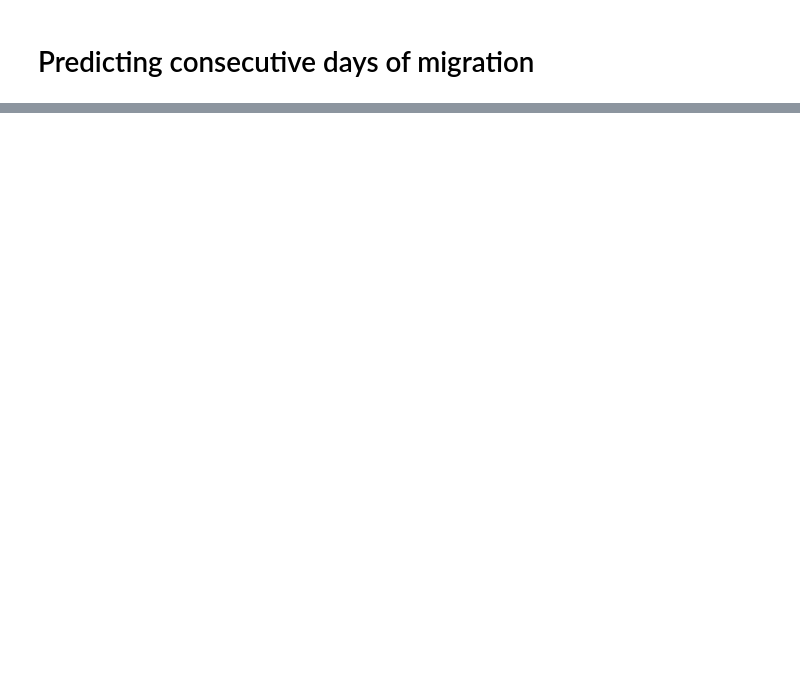
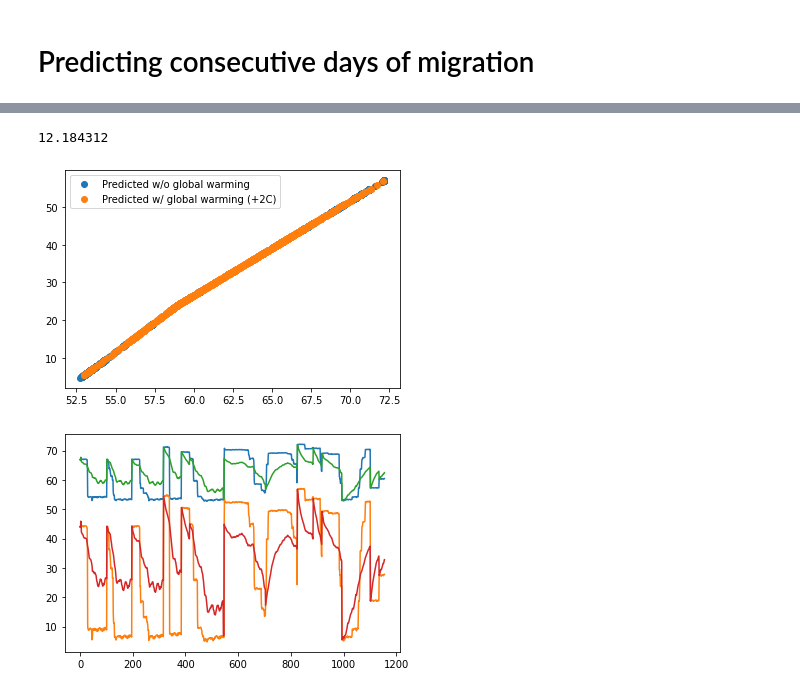
Before and after one commit to JSRist0028/animalmigration, a Jupyter notebook: code/Migration_Data_Prediction_V3.ipynb, the cells around one changed output, grey strips where cells are left out. Saved outputs shown, nothing was run; the diff lists cells and outputs as text; code cells hidden in the pictures; blank space fills up the shorter version.

```diff
--- a/code/Migration_Data_Prediction_V3.ipynb
+++ b/code/Migration_Data_Prediction_V3.ipynb
@@ -433,0 +487,27 @@ np.savetxt("testing_y_temp_geese.csv", testing_y,  delimiter=",")
+# %%
+if includeTemp:
+  testing_x_gw = testing_x
+  testing_x_gw[:][3:5] = testing_x[:][3:5]+2
+  test_predictions_gw = best_model.predict(testing_x)#.flatten()
+
+  fig,ax = plt.subplots()
+
+  ax.plot(test_predictions[:,0], test_predictions[:,1], 'o', label='Predicted w/o global warming')
+  ax.plot(test_predictions_gw[:,0], test_predictions_gw[:,1], 'o', label='Predicted w/ global warming (+2C)')
+  ax.legend()
+
+  change_with_gw = np.sqrt((test_predictions[:,0] - test_predictions_gw[:,0])**2 + (test_predictions[:,1] - test_predictions_gw[:,1])**2)
+  print(np.mean(change_with_gw))
+
+  fig,ax1 = plt.subplots()
+
+  ax1.plot(test_predictions[:,0])
+  ax1.plot(test_predictions[:,1])
+  ax1.plot(test_predictions_gw[:,0])
+  ax1.plot(test_predictions_gw[:,1])
+  #ax1.plot(test_predictions_gw[:,0], test_predictions_gw[:,1], 'o', label='Predicted w/ global warming (+2C)')
+  #ax1.legend()
+# %% [output]
+12.184312
+[figure, added]
+[figure, added]
```
Also changed, not shown: parts of 16 cells of this notebook.
